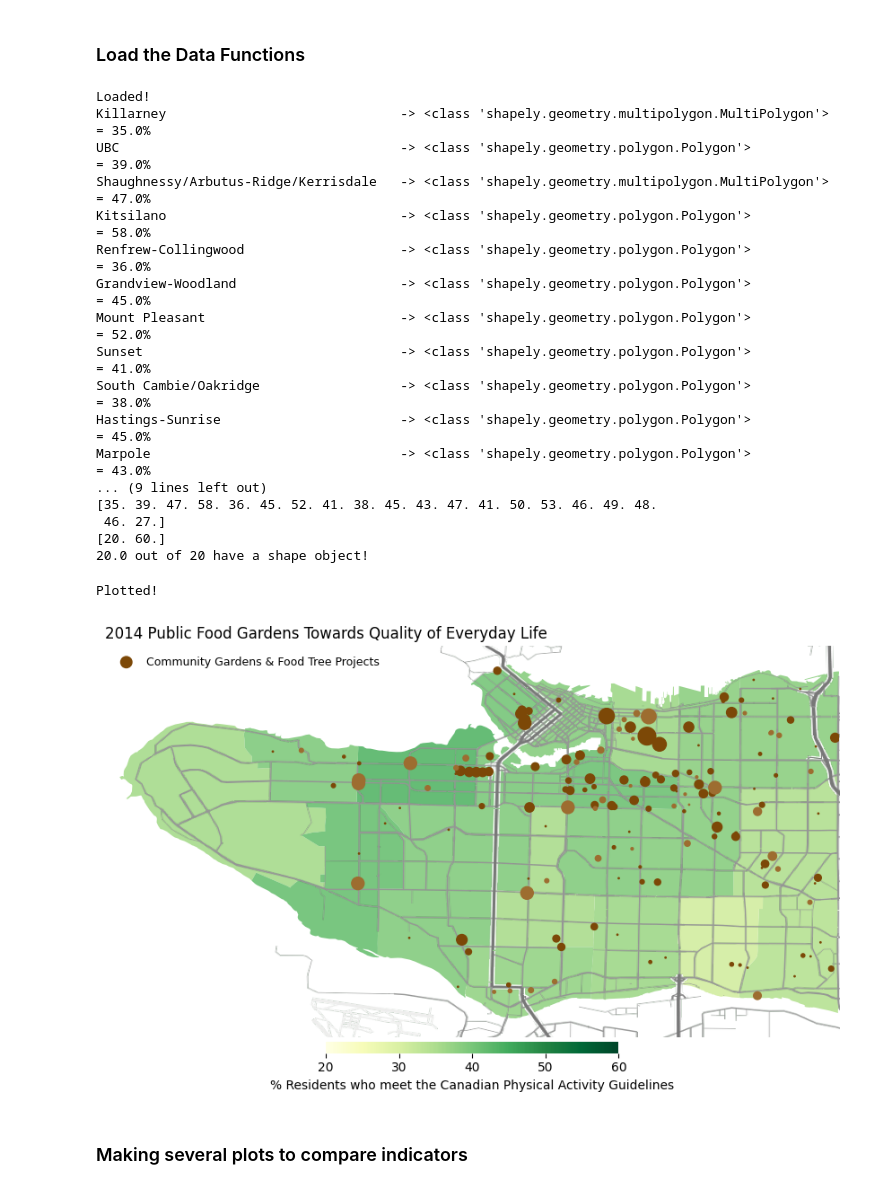
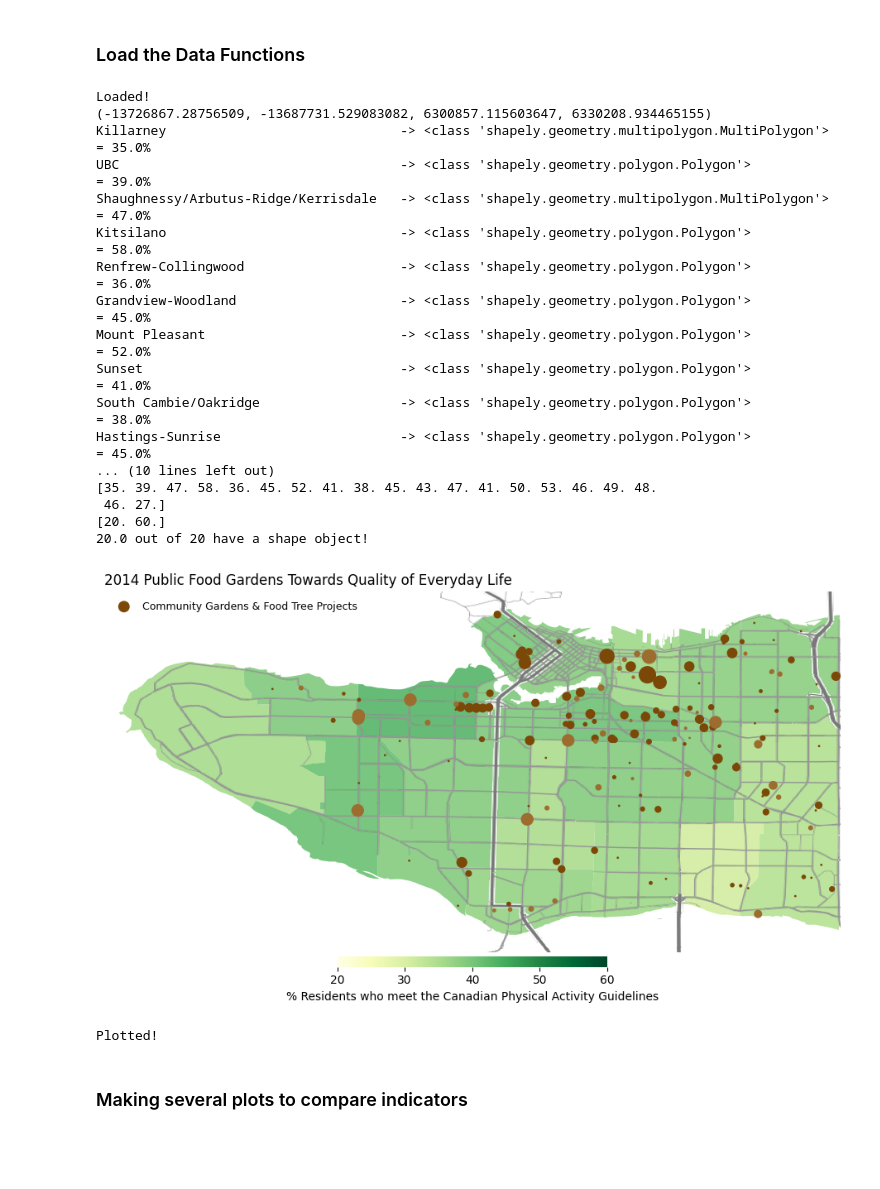
Before and after one commit to Ham0osh/CMNS-313, a Jupyter notebook: Assignment 4/gardens-and-indicators.ipynb, the cells around one changed output. Drawn from its saved outputs; the diff is of its cells as text; code cells hidden in the pictures; blank space fills up the shorter version.

Commit message:
Add mask to cover extra roads

```diff
--- a/Assignment 4/gardens-and-indicators.ipynb
+++ b/Assignment 4/gardens-and-indicators.ipynb
@@ -81,7 +82,8 @@ def select_data(indicator_year, indicator_geolevel, indicator_quality, df_geo, d
 df_geo, df_garden = load_data_files_as_df()
 # %%
 def generate_plot(geoGeom, geom, val, geoName, lat, lon, trees, plots, year_created, choropleth_indicator, year, area_indicator, scaleBounds=False,
-                  colormap='ptol_nightfall', fileName='plots/test', map_edge_padding=0.005, map_style='terrain', plot_size=np.array([6.6, 4.4])*2):
+                  colormap='ptol_nightfall', fileName='plots/test', map_edge_padding=0.005, map_style='terrain', plot_size=np.array([5.5, 4.4])*2):
+
     fig, ax = plt.subplots(1, 1, figsize = plot_size)
     colors = hc.HamColour.from_name(colormap)
 
@@ -95,6 +97,8 @@ def generate_plot(geoGeom, geom, val, geoName, lat, lon, trees, plots, year_crea
     # van_img_txt, van_ext_txt = cx.bounds2img(west, south, east, north, ll=True, source=
     #                                          fr'https://tiles.stadiamaps.com/tiles/stamen_{map_style}'+r'_labels/{z}/{x}/{y}{r}.png?api_key=0c79f47c-8641-4ae2-9856-ffbb3c3b6ac4')
 
+
+    print(van_ext_txt_roads)
     if area_indicator == 'Local Area':
         west += -0.0845
         east += 0.064
@@ -140,21 +144,29 @@ def generate_plot(geoGeom, geom, val, geoName, lat, lon, trees, plots, year_crea
 
     print(f'{np.sum(hasGeom):} out of {totSize} have a shape object!')
 
+
     # Scale the border and axes
     west, south, east, north = extent
     borderPad = map_edge_padding
     ax.set(xlim = [west-borderPad, east+borderPad*0], ylim = [south-borderPad, north+borderPad])
     hp.despine(left=False, bottom=False, axis=ax)
     ax.set(xticks=[], yticks=[])
-    ax.set_aspect(1.25)
+    ax.set_aspect(0.1)
     cax.set_aspect(1.6)
     cax.set(xticks=np.arange(val_limits[0], val_limits[1]+1, 10))
     ax.set_title(f'{year} Public Food Gardens Towards Quality of Everyday Life', loc='left', fontsize = 12)
     legend = ax.legend(loc='upper left', framealpha=0, fontsize=9)
 
+    xlims = ax.get_xlim()
+    ylims = ax.get_ylim()
+    # Block out richmond and north vancouver
+    vancouverMaskImg = mpimg.imread(r'plots\vancouverEdgeMask_white.png')
+    vancouevrImg = ax.imshow(vancouverMaskImg, zorder=10, extent= [*xlims, *ylims], interpolation='none')
+
     # Save map
-    plt.savefig(f'{fileName}.png', dpi=300, bbox_inches = 'tight')
-    plt.savefig(f'{fileName}.pdf', dpi=300, bbox_inches = 'tight')
+    if False:
+        plt.savefig(f'{fileName}.png', dpi=300, bbox_inches = 'tight')
+        plt.savefig(f'{fileName}.pdf', dpi=300, bbox_inches = 'tight')
     return fig, ax
 # %%
 # %----------------- User -----------------%
@@ -170,41 +182,47 @@ area_indicator = 'Local Area MHMC'
 colormap = 'ptol_nightfall'
 map_edge_padding = 0.005
 map_style = 'terrain'  # 'toner' or 'terrain'
-plot_size = np.array([3.3, 2.2])*4
+plot_size = np.array([3.3, 3.3])*4
 
 # File saving
 fileName = 'plots/' + 'garden-indicator-projectDate'
 
 # %-------------- Filter Data --------------%
 geoGeom, geom, val, geoName, lat, lon, trees, plots, year_created = select_data(year, area_indicator, choropleth_indicator,
                                                                                 df_geo, df_garden)
 
 print('Loaded!')
 
 fig, ax = generate_plot(geoGeom, geom, val, geoName, lat, lon, trees, plots, year_created, colormap='YlGn', scaleBounds=True,
-                        choropleth_indicator=choropleth_indicator, year=year, area_indicator=area_indicator)
+                        choropleth_indicator=choropleth_indicator, year=year, area_indicator=area_indicator, plot_size=plot_size)
+
+ax.set_aspect(1.15)
+plt.savefig(f'{fileName}.png', dpi=300, bbox_inches = 'tight')
+plt.savefig(f'{fileName}.webp', dpi=300, bbox_inches = 'tight')
+# plt.savefig(f'{fileName}.pdf', dpi=300, bbox_inches = 'tight')
+plt.show()
 
 print('Plotted!')
 # %% [output]
 Loaded!
+(-13726867.28756509, -13687731.529083082, 6300857.115603647, 6330208.934465155)
 Killarney                              -> <class 'shapely.geometry.multipolygon.MultiPolygon'>  = 35.0%
 UBC                                    -> <class 'shapely.geometry.polygon.Polygon'>            = 39.0%
 Shaughnessy/Arbutus-Ridge/Kerrisdale   -> <class 'shapely.geometry.multipolygon.MultiPolygon'>  = 47.0%
 Kitsilano                              -> <class 'shapely.geometry.polygon.Polygon'>            = 58.0%
 Renfrew-Collingwood                    -> <class 'shapely.geometry.polygon.Polygon'>            = 36.0%
 Grandview-Woodland                     -> <class 'shapely.geometry.polygon.Polygon'>            = 45.0%
 Mount Pleasant                         -> <class 'shapely.geometry.polygon.Polygon'>            = 52.0%
 Sunset                                 -> <class 'shapely.geometry.polygon.Polygon'>            = 41.0%
 South Cambie/Oakridge                  -> <class 'shapely.geometry.polygon.Polygon'>            = 38.0%
 Hastings-Sunrise                       -> <class 'shapely.geometry.polygon.Polygon'>            = 45.0%
-Marpole                                -> <class 'shapely.geometry.polygon.Polygon'>            = 43.0%
-... (9 lines left out)
+... (10 lines left out)
 [35. 39. 47. 58. 36. 45. 52. 41. 38. 45. 43. 47. 41. 50. 53. 46. 49. 48.
  46. 27.]
 [20. 60.]
 20.0 out of 20 have a shape object!
+[figure, new version]
 Plotted!
-[figure, old version]
 # %% [markdown]
 ### Making several plots to compare indicators
 # %%
```
Also changed, not shown: parts of 1 cell of this notebook, 8 other files.
